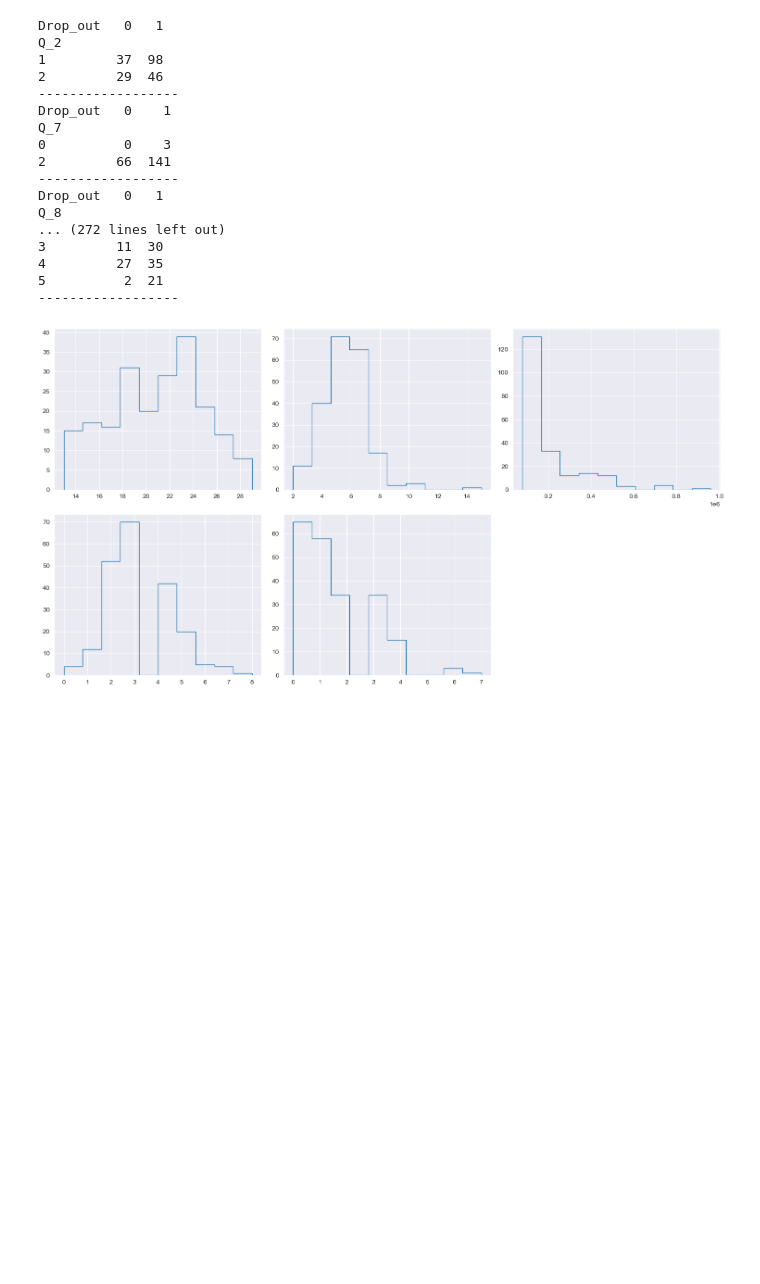
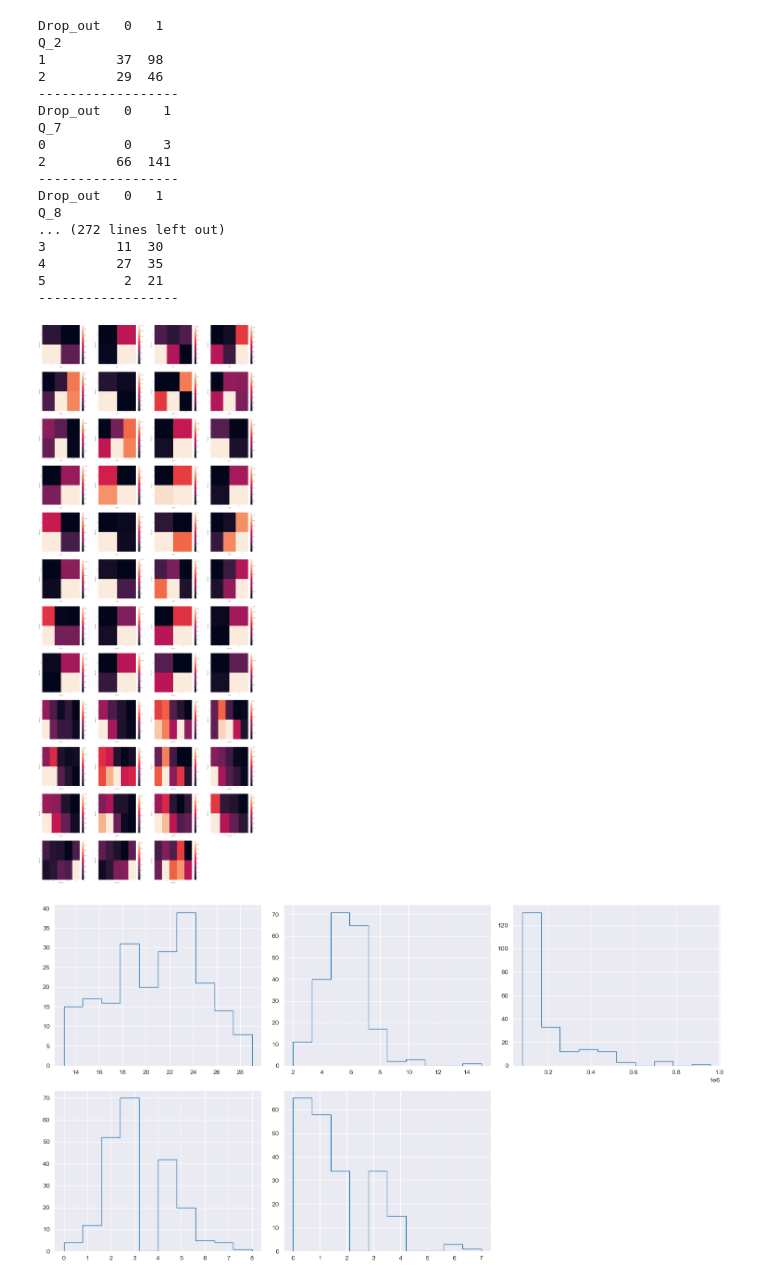
Before and after one commit to whoismaruf/BSc_Thesis, a Jupyter notebook: main.ipynb, the cells around one changed output. Cells and saved outputs as stored; diff of their text form; code cells hidden in the pictures; blank space fills up the shorter version.

Commit message:
updated plot

```diff
--- a/main.ipynb
+++ b/main.ipynb
@@ -61,15 +61,18 @@ Q_8
 5          2  21
 ------------------
 # %%
-# fig = plt.figure(figsize=(32, 90))
-# k = 1
-# for i in categorical_d:
-#     plt.subplot(13, 4, k)
-#     crs = pd.crosstab(index=df['Drop_out'], columns=df[i])
-#     sns.barplot(crs)
-#     k += 1
-#
-# plt.show()
+fig = plt.figure(figsize=(32, 90))
+k = 1
+for i in categorical_d:
+    plt.subplot(13, 4, k)
+    crs = pd.crosstab(index=df['Drop_out'], columns=df[i])
+    # sns.barplot(crs)
+    sns.heatmap(crs)
+    k += 1
+
+plt.show()
+# %% [output]
+[figure, added]
 # %%
 fig = plt.figure(figsize=(15, 8))
 k = 1
```
Also changed, not shown: parts of 2 cells of this notebook.
